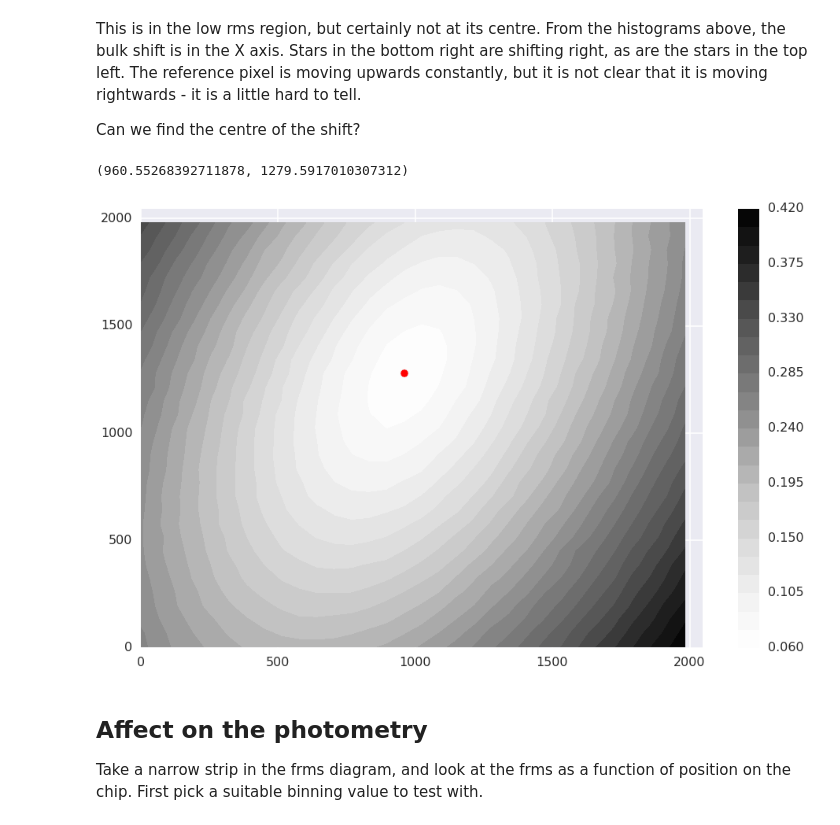
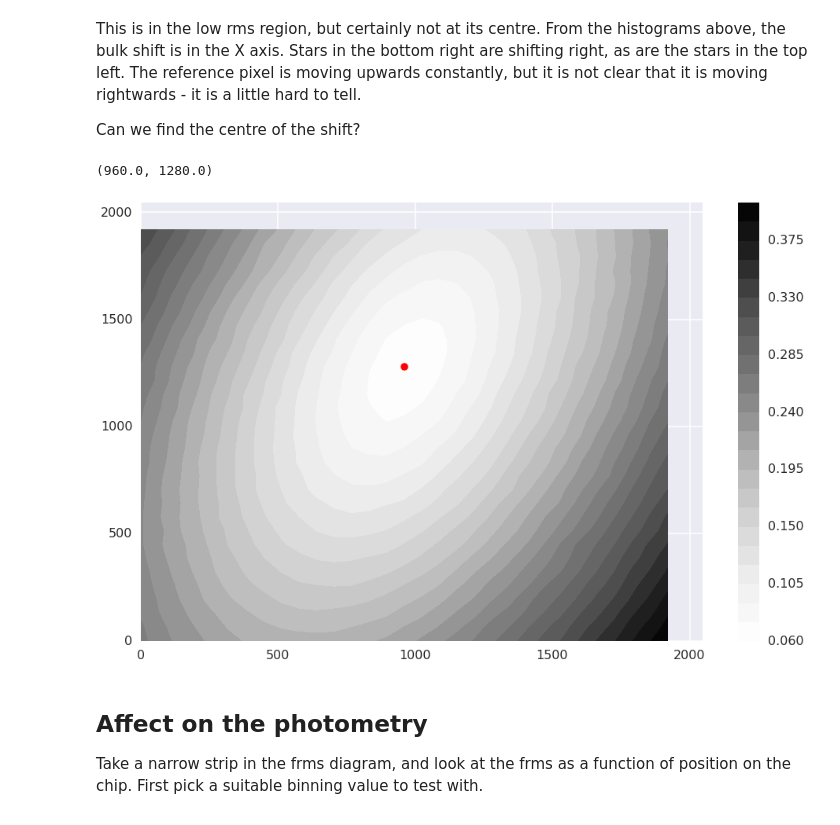
Before and after one commit to NGTS/lightcurve-explorer, a Jupyter notebook: exploration/position_dependency.ipynb, the cells around one changed output. Cells and saved outputs as stored; diff of their text form; code cells hidden in the pictures.

```diff
--- a/exploration/position_dependency.ipynb
+++ b/exploration/position_dependency.ipynb
@@ -119,18 +119,25 @@ def sigma_clip_average(data):
     sc = sigma_clip(data)
     return np.average(sc)
 # %%
-binned_rms, xedges, yedges, _ = binned_statistic_2d(med_x, med_y, rms_r, bins=32, statistic=sigma_clip_average)
+bins = np.linspace(0, 2048, 33)[:-1]
+binned_rms, _, _, _ = binned_statistic_2d(
+    med_x, med_y, rms_r, bins=[bins, bins], statistic=sigma_clip_average)
 best_ind = np.where(binned_rms == binned_rms.min())
-least_movement_position = (xedges[best_ind[0][0]], yedges[best_ind[1][0]])
-plt.contourf(xedges[:-1], yedges[:-1], np.ma.masked_invalid(binned_rms.T), 25)
+
+least_movement_position = (
+    bins[best_ind[0][0]],
+    bins[best_ind[1][0]],
+)
+
+plt.contourf(bins[:-1], bins[:-1], np.ma.masked_invalid(binned_rms.T), 25)
 plt.colorbar()
-plt.scatter(best_position[0], best_position[1], c='r', s=100)
+plt.scatter(least_movement_position[0], least_movement_position[1], c='r', s=100)
 plt.xlim(0, 2047)
 plt.ylim(0, 2047)
 print(least_movement_position)
 # %% [output]
-(960.55268392711878, 1279.5917010307312)
+(960.0, 1280.0)
-[figure, old version]
+[figure, new version]
 # %% [markdown]
 ## Affect on the photometry
 
```
Also changed, not shown: parts of 4 cells of this notebook.
